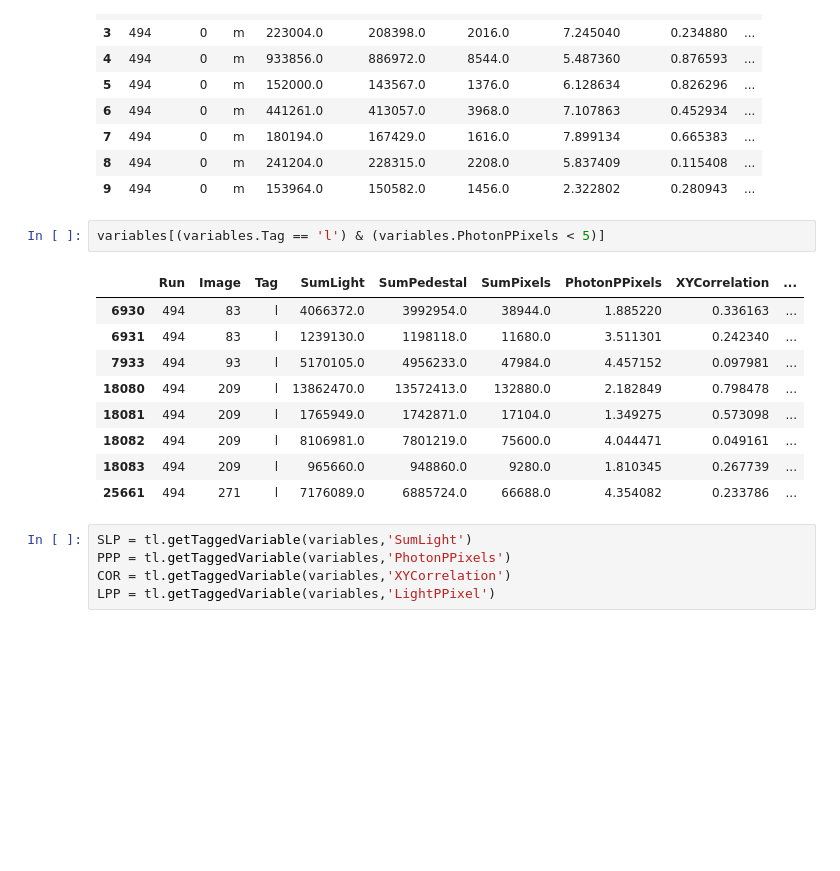
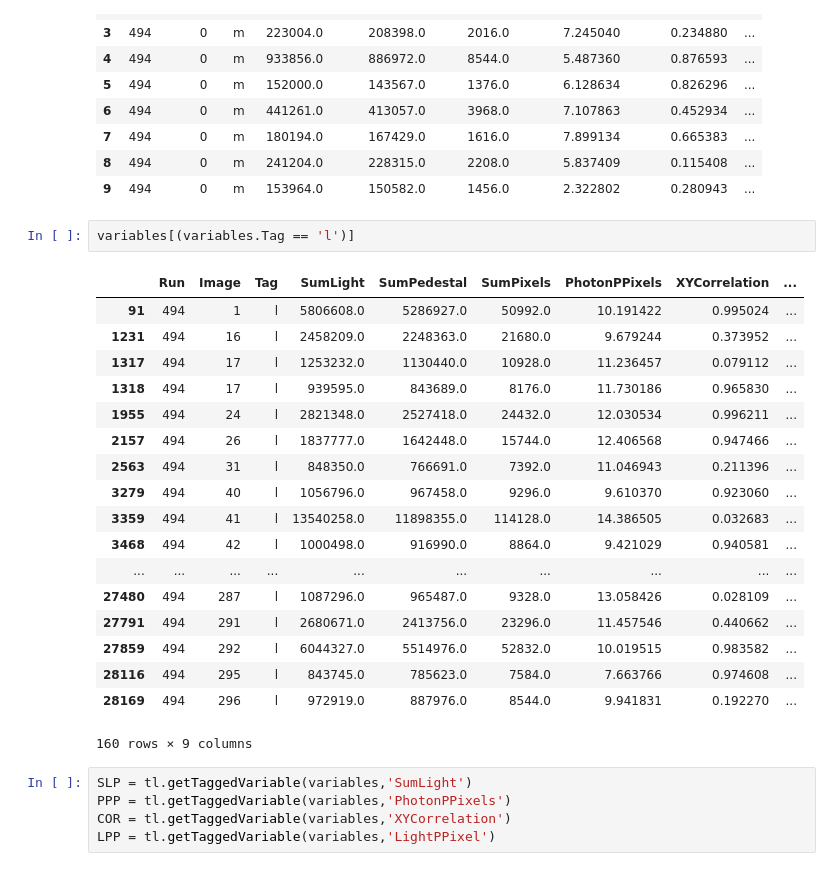
Before and after one commit to igorabritta/cygno, a Jupyter notebook: CreateVariables.ipynb, the cells around one changed output. Saved outputs shown, nothing was run; the diff lists cells and outputs as text; blank space fills up the shorter version.

```diff
--- a/CreateVariables.ipynb
+++ b/CreateVariables.ipynb
@@ -114,17 +115,26 @@ variables.head(n=10)
 | 8 | 494 | 0 | m | 241204.0 | 228315.0 | 2208.0 | 5.837409 | 0.115408 | ... |
 | 9 | 494 | 0 | m | 153964.0 | 150582.0 | 1456.0 | 2.322802 | 0.280943 | ... |
 # %%
-variables[(variables.Tag == 'l') & (variables.PhotonPPixels < 5)]
+variables[(variables.Tag == 'l')]
 # %% [output]
 |  | Run | Image | Tag | SumLight | SumPedestal | SumPixels | PhotonPPixels | XYCorrelation | ... |
-| 6930 | 494 | 83 | l | 4066372.0 | 3992954.0 | 38944.0 | 1.885220 | 0.336163 | ... |
-| 6931 | 494 | 83 | l | 1239130.0 | 1198118.0 | 11680.0 | 3.511301 | 0.242340 | ... |
-| 7933 | 494 | 93 | l | 5170105.0 | 4956233.0 | 47984.0 | 4.457152 | 0.097981 | ... |
-| 18080 | 494 | 209 | l | 13862470.0 | 13572413.0 | 132880.0 | 2.182849 | 0.798478 | ... |
-| 18081 | 494 | 209 | l | 1765949.0 | 1742871.0 | 17104.0 | 1.349275 | 0.573098 | ... |
-| 18082 | 494 | 209 | l | 8106981.0 | 7801219.0 | 75600.0 | 4.044471 | 0.049161 | ... |
-| 18083 | 494 | 209 | l | 965660.0 | 948860.0 | 9280.0 | 1.810345 | 0.267739 | ... |
-| 25661 | 494 | 271 | l | 7176089.0 | 6885724.0 | 66688.0 | 4.354082 | 0.233786 | ... |
+| 91 | 494 | 1 | l | 5806608.0 | 5286927.0 | 50992.0 | 10.191422 | 0.995024 | ... |
+| 1231 | 494 | 16 | l | 2458209.0 | 2248363.0 | 21680.0 | 9.679244 | 0.373952 | ... |
+| 1317 | 494 | 17 | l | 1253232.0 | 1130440.0 | 10928.0 | 11.236457 | 0.079112 | ... |
+| 1318 | 494 | 17 | l | 939595.0 | 843689.0 | 8176.0 | 11.730186 | 0.965830 | ... |
+| 1955 | 494 | 24 | l | 2821348.0 | 2527418.0 | 24432.0 | 12.030534 | 0.996211 | ... |
+| 2157 | 494 | 26 | l | 1837777.0 | 1642448.0 | 15744.0 | 12.406568 | 0.947466 | ... |
+| 2563 | 494 | 31 | l | 848350.0 | 766691.0 | 7392.0 | 11.046943 | 0.211396 | ... |
+| 3279 | 494 | 40 | l | 1056796.0 | 967458.0 | 9296.0 | 9.610370 | 0.923060 | ... |
+| 3359 | 494 | 41 | l | 13540258.0 | 11898355.0 | 114128.0 | 14.386505 | 0.032683 | ... |
+| 3468 | 494 | 42 | l | 1000498.0 | 916990.0 | 8864.0 | 9.421029 | 0.940581 | ... |
+| ... | ... | ... | ... | ... | ... | ... | ... | ... | ... |
+| 27480 | 494 | 287 | l | 1087296.0 | 965487.0 | 9328.0 | 13.058426 | 0.028109 | ... |
+| 27791 | 494 | 291 | l | 2680671.0 | 2413756.0 | 23296.0 | 11.457546 | 0.440662 | ... |
+| 27859 | 494 | 292 | l | 6044327.0 | 5514976.0 | 52832.0 | 10.019515 | 0.983582 | ... |
+| 28116 | 494 | 295 | l | 843745.0 | 785623.0 | 7584.0 | 7.663766 | 0.974608 | ... |
+| 28169 | 494 | 296 | l | 972919.0 | 887976.0 | 8544.0 | 9.941831 | 0.192270 | ... |
+160 rows × 9 columns
 # %%
 SLP = tl.getTaggedVariable(variables,'SumLight')
 PPP = tl.getTaggedVariable(variables,'PhotonPPixels')
```
Also changed, not shown: parts of 11 cells of this notebook.
